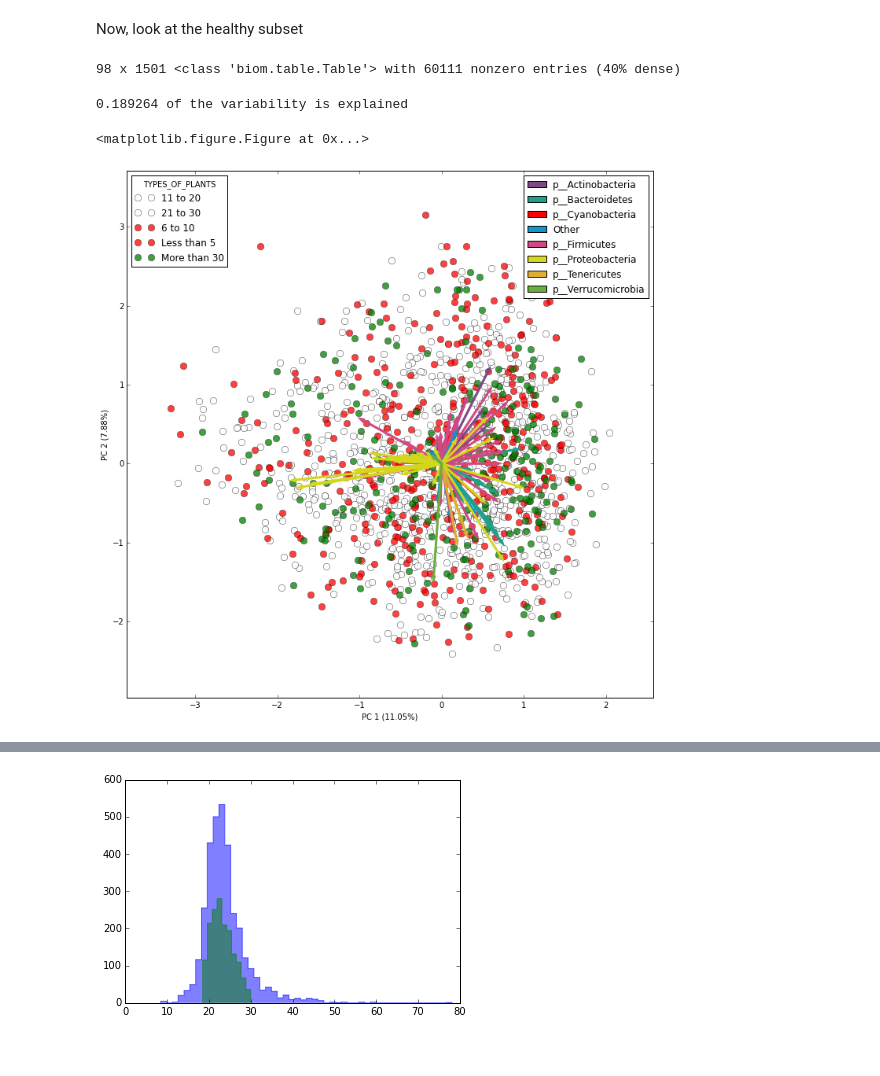
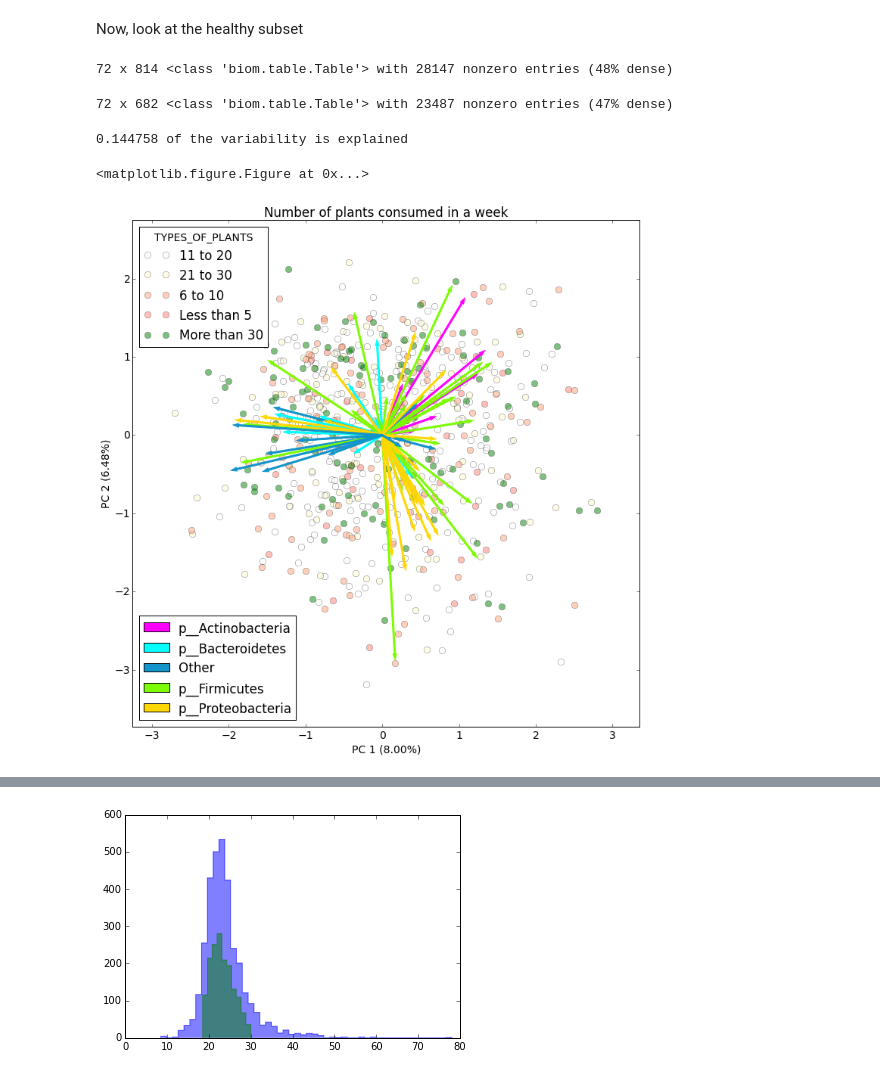
Before and after one commit to mortonjt/American-Gut, a Jupyter notebook: ipynb/composition.ipynb, the cells around one changed output, grey strips where cells are left out. Saved outputs shown, nothing was run; the diff lists cells and outputs as text; code cells hidden in the pictures.

```diff
--- a/ipynb/composition.ipynb
+++ b/ipynb/composition.ipynb
@@ -276,6 +277,18 @@ bin_series = pd.DataFrame(new_bin).all(1)
 
 # Filters the original mapping file so only samples which satisfy the criteria are included in the new metadata file.
 healthy_metadata = metadata.groupby(bin_series).get_group(True)
+# %%
+table = load_table('../../workspace/data/all_otus_subset_single_samples/AGP_100nt_fecal.biom')
+# Filters out samples and OTUs with less than 1000 reads
+read_filter = lambda val, id_, md: np.sum(val) > 1000
+table = table.filter(read_filter, axis='observation')
+table = table.filter(read_filter, axis='sample')
+family_idx=5
+collapse_f = lambda id_, md: '; '.join(md['taxonomy'][:family_idx])
+family_table = table.collapse(collapse_f, axis='observation')
+family_table
+# %% [output]
+72 x 814 <class 'biom.table.Table'> with 28147 nonzero entries (48% dense)
 # %%
 meta_filter = lambda val, id_, md: id_ in healthy_metadata.index
 norm_func = lambda data, id_, md: data / sum(data)
@@ -283,10 +296,10 @@ healthy_family_table = family_table.filter(meta_filter, axis='sample')
 norm_healthy_family_table = healthy_family_table.transform(norm_func, axis='sample')
 norm_healthy_family_table
 # %% [output]
-98 x 1501 <class 'biom.table.Table'> with 60111 nonzero entries (40% dense)
+72 x 682 <class 'biom.table.Table'> with 23487 nonzero entries (47% dense)
 # %%
 mat = norm_healthy_family_table._get_sparse_data().toarray().transpose()
-mat = multiplicative_replacement(mat)
+mat = multiplicative_replacement(mat, delta=10**-6)
 mat = centralize(mat)
 mat = clr(mat)
 # %%
@@ -300,7 +313,7 @@ feat_pca = np.multiply(M[:2,:],(_k.reshape(2,1) / np.sqrt(n-1)))
 K[np.isnan(K)]=0
 print "%f of the variability is explained"%(sum(_k**2 )/sum(K**2))
 # %% [output]
-0.189264 of the variability is explained
+0.144758 of the variability is explained
 # %%
 samp_plr = cart2polar(np.ravel(samp_pca[:,0]), np.ravel(samp_pca[:,1]))
 feat_plr = cart2polar(np.ravel(feat_pca[0,:]), np.ravel(feat_pca[1,:]))
@@ -337,31 +350,29 @@ feat_df = pd.merge(feat_df, taxa_df,
 # %%
 plt.figure()
 fig = make_biplot(samp_df,feat_df,
                   metavar="TYPES_OF_PLANTS",
                   eigvals=K,
                   spread='scatter',
-                  sample_cmap={'Less than 5':'r',
-                             '6 to 10':'r',
+                  sample_cmap={'Less than 5':'#FF8072',
+                             '6 to 10':'#FFA07A',
                              '11 to 20':'w',
-                             '21 to 30':'w',
+                             '21 to 30':'#FFFACD',
                              '28':'w',
-                             'More than 30':'g'
-                            },
-                  otu_cmap={'p__Bacteroidetes':'#219F8D',
-                            'p__Actinobacteria':'#7C4A87',
-                            'p__Firmicutes':'#D04984',
-                            'p__Proteobacteria':'#D4D71C',
-                            'p__Verrucomicrobia':'#6CAD3F',
-                            'p__Derferribateres':'#CF5635',
-                            'p__Cyanobacteria':'#FF0000',
-                            'p__Tenericutes':'#DFAC35',
+                             'More than 30':'g'},
+                  otu_cmap={'p__Bacteroidetes':'#00FFFF',
+                            'p__Actinobacteria':'#FF00FF',
+                            'p__Firmicutes':'#7CFC00',
+                            'p__Proteobacteria':'#FFD700',
                             'Other':'#1394CA'},
                   alpha=0.5,
                   sample_legend=2,
-                  otu_legend=1)
+                  otu_legend=3)
+plt.title('Number of plants consumed in a week')
+
+fig.savefig('AG_HEALTHY_TYPES_OF_PLANTS.png')
 # %% [output]
 <matplotlib.figure.Figure at 0x...>
-[figure, old version]
+[figure, new version]
 # %%
 plt.figure()
 fig = make_biplot(samp_df,feat_df,
```
Also changed, not shown: parts of 8 cells of this notebook, 1 other file.
